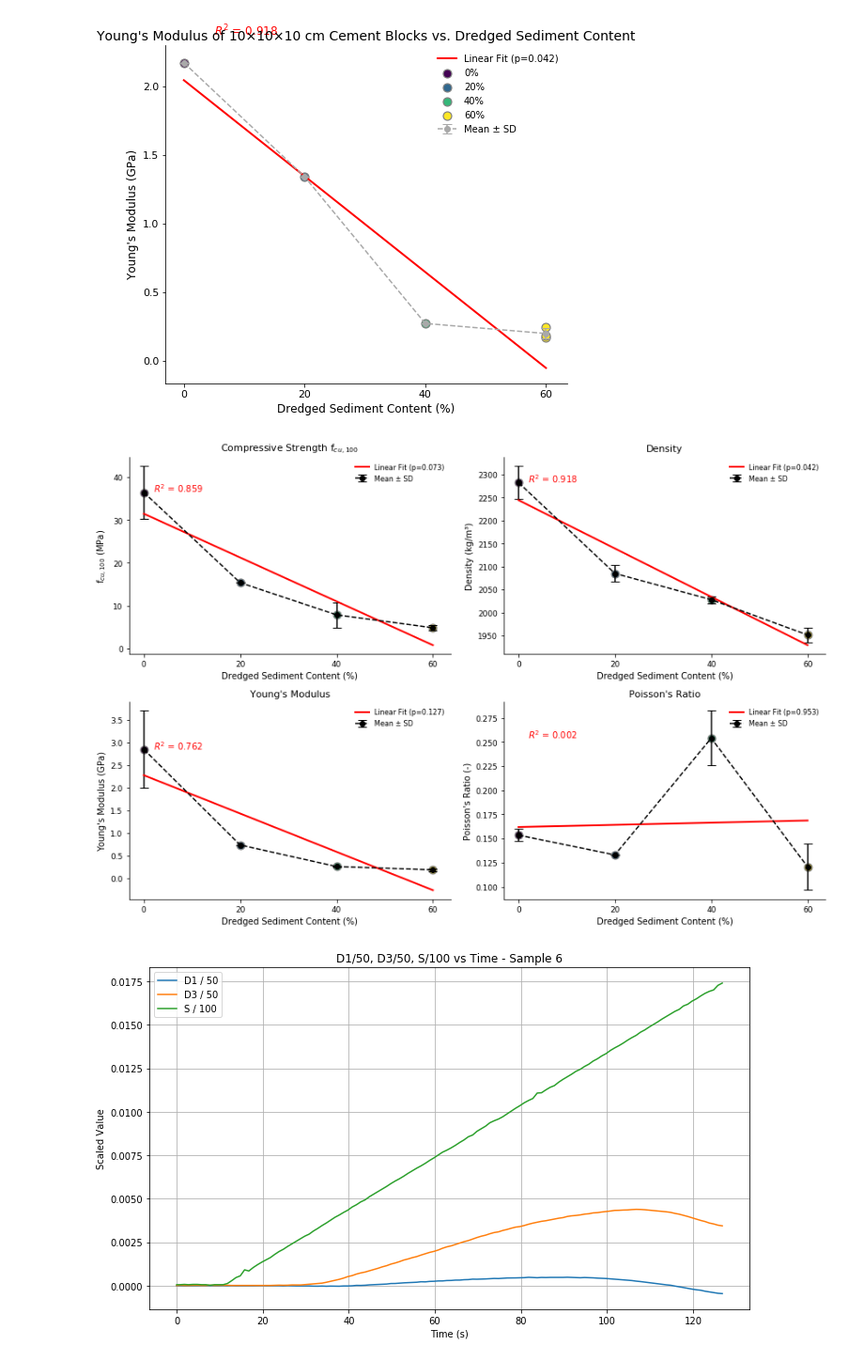
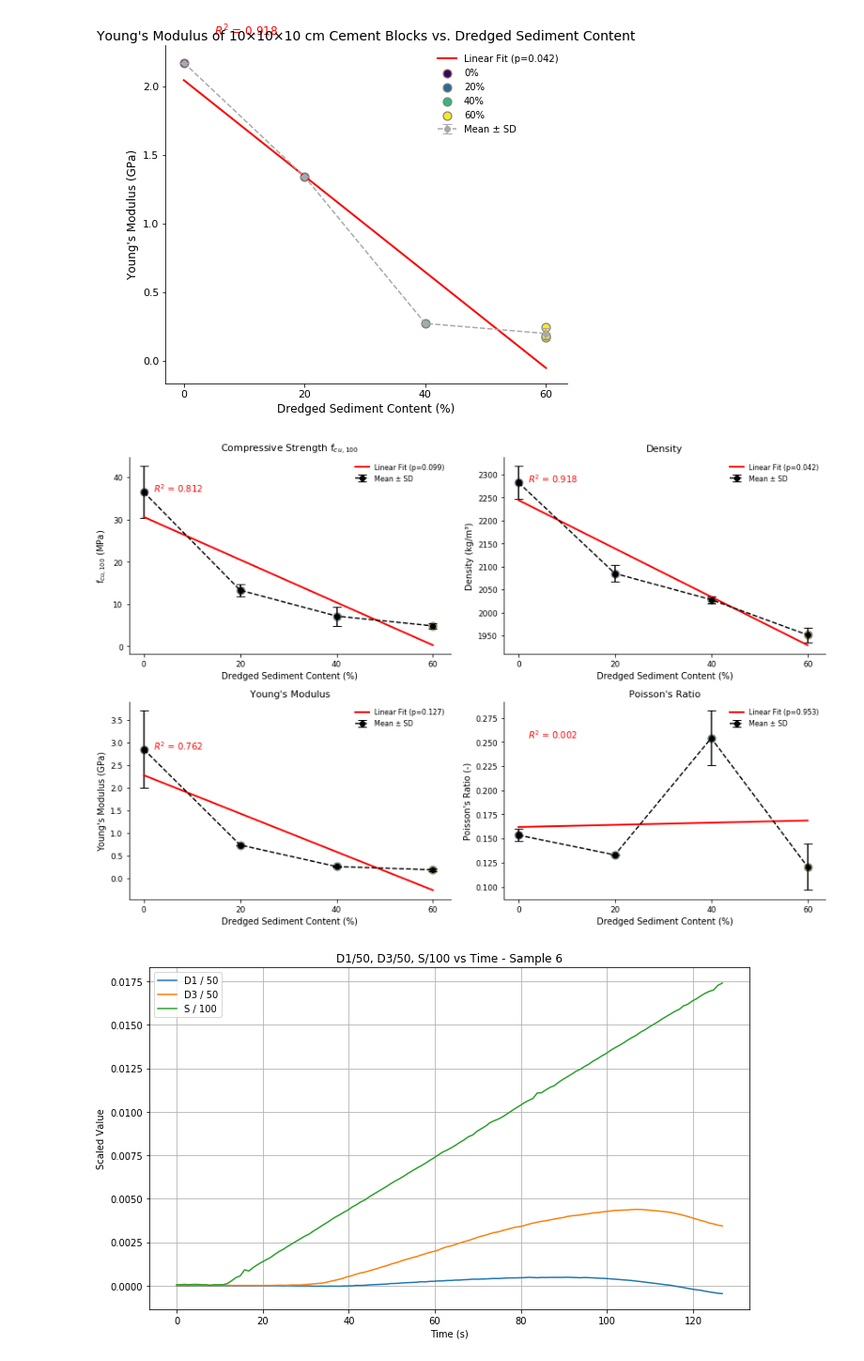
Before and after one commit to ThomasPennockTU/Thesis_Repository, a Jupyter notebook: workfolder/Material strength tests/material_strength_test.ipynb, the cells around one changed output. Shown at 94% size. Drawn from its saved outputs; the diff is of its cells as text; code cells hidden in the pictures.

```diff
--- a/workfolder/Material strength tests/material_strength_test.ipynb
+++ b/workfolder/Material strength tests/material_strength_test.ipynb
@@ -4997,15 +4997,15 @@ data_poisson = {
 data_emod = {
     0:  [2.17, 3.93, 2.95, 1.85, 3.35],
     20: [0.74],
-    40: [0.27, 0.26],
+    40: [0.27, 0.26, 0.25, 0.28],
     60: [0.17, 0.18, 0.24, 0.19, 0.18],
 }
 
 # f_cu,100 (cube compressive strength)
 data_fcu = {
     0:  [33.23, 46.70, 36.94, 30.42, 34.98],
-    20: [15.37],
-    40: [5.94, 11.22, 6.42],
+    20: [15.37, 13.18, 13.74, 12.13, 11.95],
+    40: [5.94, 11.22, 6.42, 5.99, 6.29],
     60: [4.08, 4.48, 5.08, 5.37, 5.22],
 }
 
@@ -5109,34 +5109,34 @@ plot_sub(
     axs[0, 1],
     x_density,
     mean_density,
     std_density,
     ylabel='Density (kg/m³)',
     title='Density'
 )
 
 plot_sub(
     axs[1, 0],
     x_emod,
     mean_emod,
     std_emod,
     ylabel="Young's Modulus (GPa)",
     title="Young's Modulus"
 )
 
 plot_sub(
     axs[1, 1],
     x_poisson,
     mean_poisson,
     std_poisson,
     ylabel="Poisson's Ratio (-)",
     title="Poisson's Ratio"
 )
 
 plt.tight_layout()
 plt.savefig("material_strength_overview.png", dpi=300, bbox_inches='tight')
 plt.show()
 # %% [output]
-[figure, old version]
+[figure, new version]
 # %%
 import pandas as pd
 import matplotlib.pyplot as plt
```
Also changed, not shown: 1 other file.
